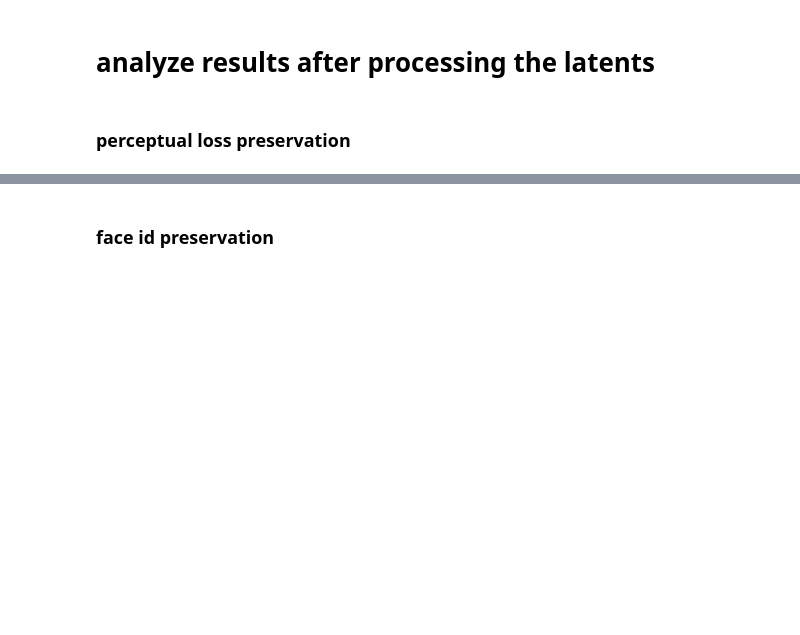
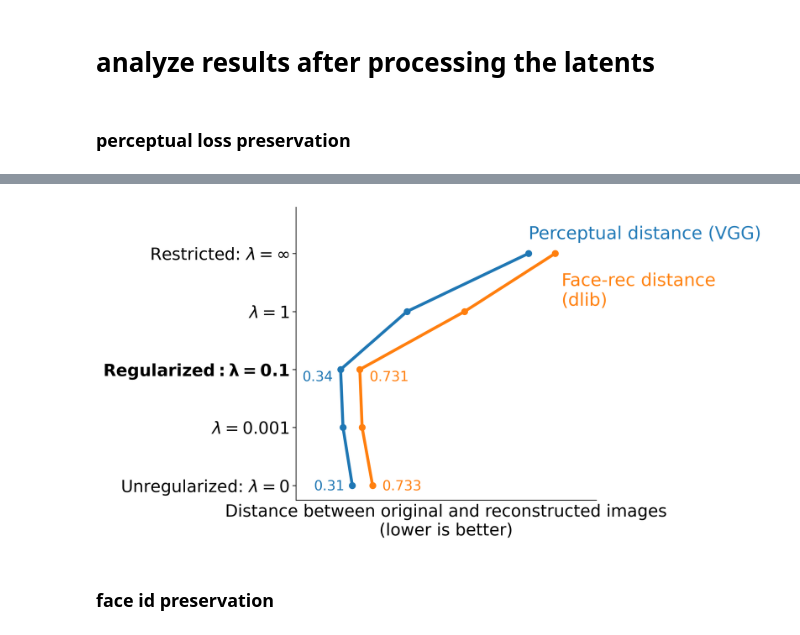
Before and after one commit to csinva/matching-with-gans, a Jupyter notebook: projection_manipulation/01_evaluate_projections.ipynb, the cells around one changed output, grey strips where cells are left out. Drawn from its saved outputs; the diff is of its cells as text; code cells hidden in the pictures; blank space fills up the shorter version.

```diff
--- a/projection_manipulation/01_evaluate_projections.ipynb
+++ b/projection_manipulation/01_evaluate_projections.ipynb
@@ -133,3 +57,9 @@ plt.show()
+# %%
+viz.visualize_projection_statistics_overlapping(df, d, vals)
+util.savefig('projection_double')
+plt.show()
+# %% [output]
+[figure, added]
 # %% [markdown]
 ### face id preservation
 # %%
```
Also changed, not shown: parts of 3 cells of this notebook, 4 other files.
